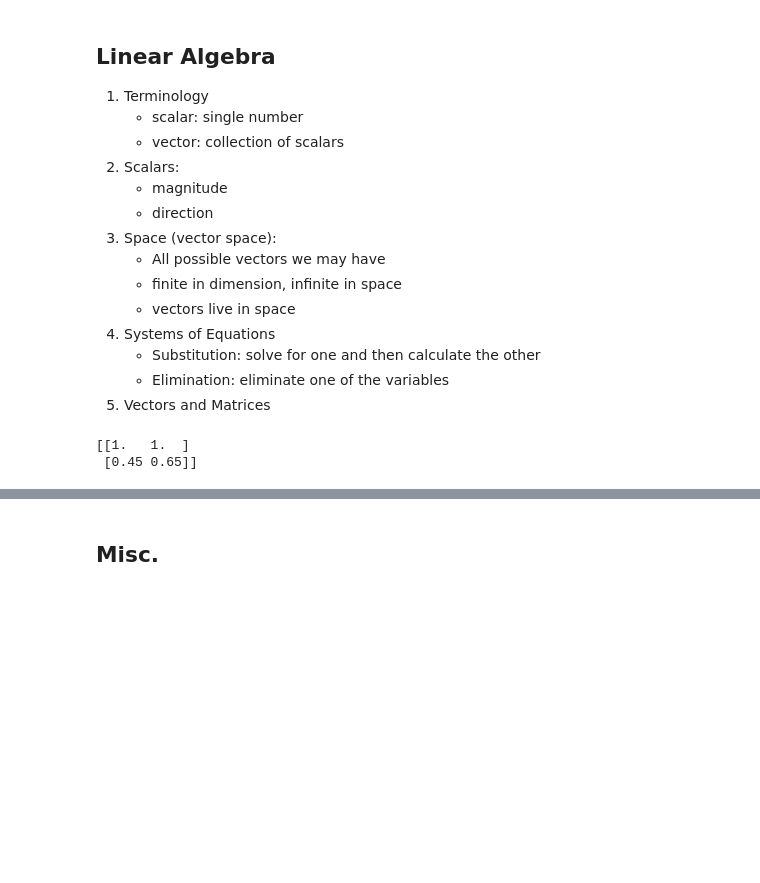
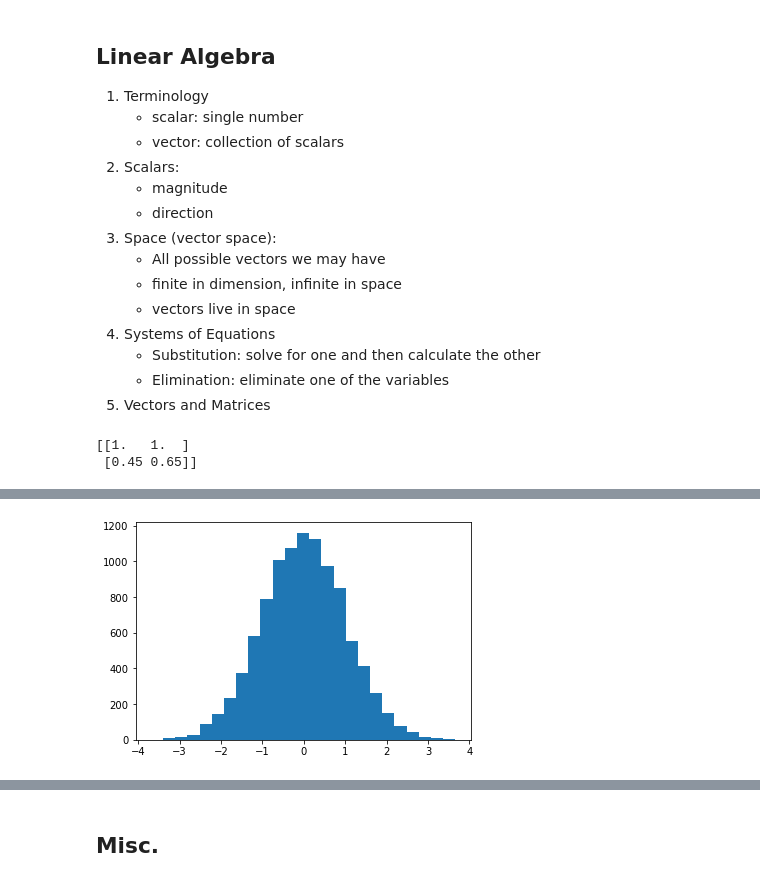
Before and after one commit to pmccabe5/Data-Science, a Jupyter notebook: DATA101/notes.ipynb, the cells around one changed output, grey strips where cells are left out. Cells and saved outputs as stored; diff of their text form; code cells hidden in the pictures; blank space fills up the shorter version.

```diff
--- a/DATA101/notes.ipynb
+++ b/DATA101/notes.ipynb
@@ -1434,0 +1498,18 @@ import statistics
+# %%
+
+import numpy as np
+import matplotlib.pyplot as plt
+import seaborn as sns
+
+observations = np.random.normal(size = 10000)
+#print(observations)
+histogram = plt.hist(observations, bins = 25)
+
+# observations = observations.reshape(10, 10)
+
+# mask = (observations < 1) & (observations > -1)
+
+# observations[mask] = 0
+# print(observations)
+# %% [output]
+[figure, added]
```
Also changed, not shown: parts of 6 cells of this notebook.
